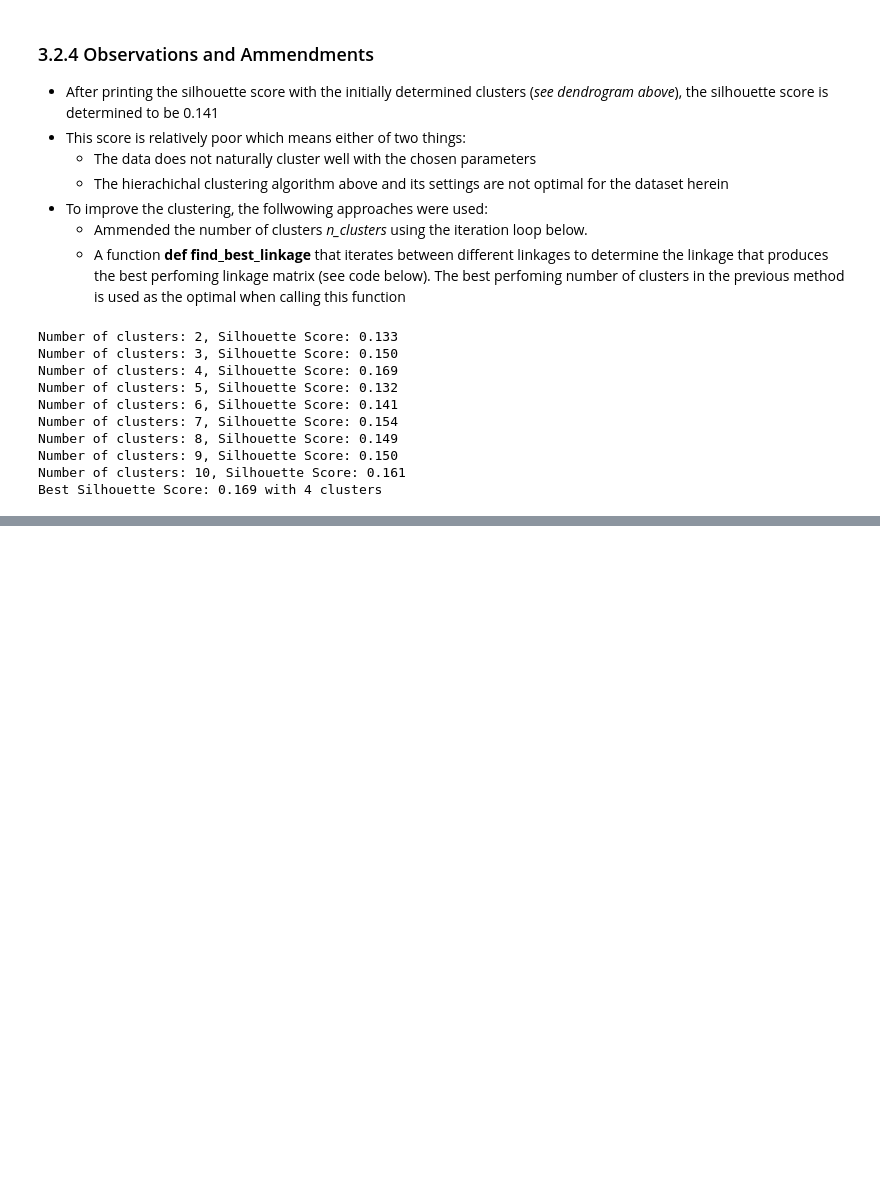
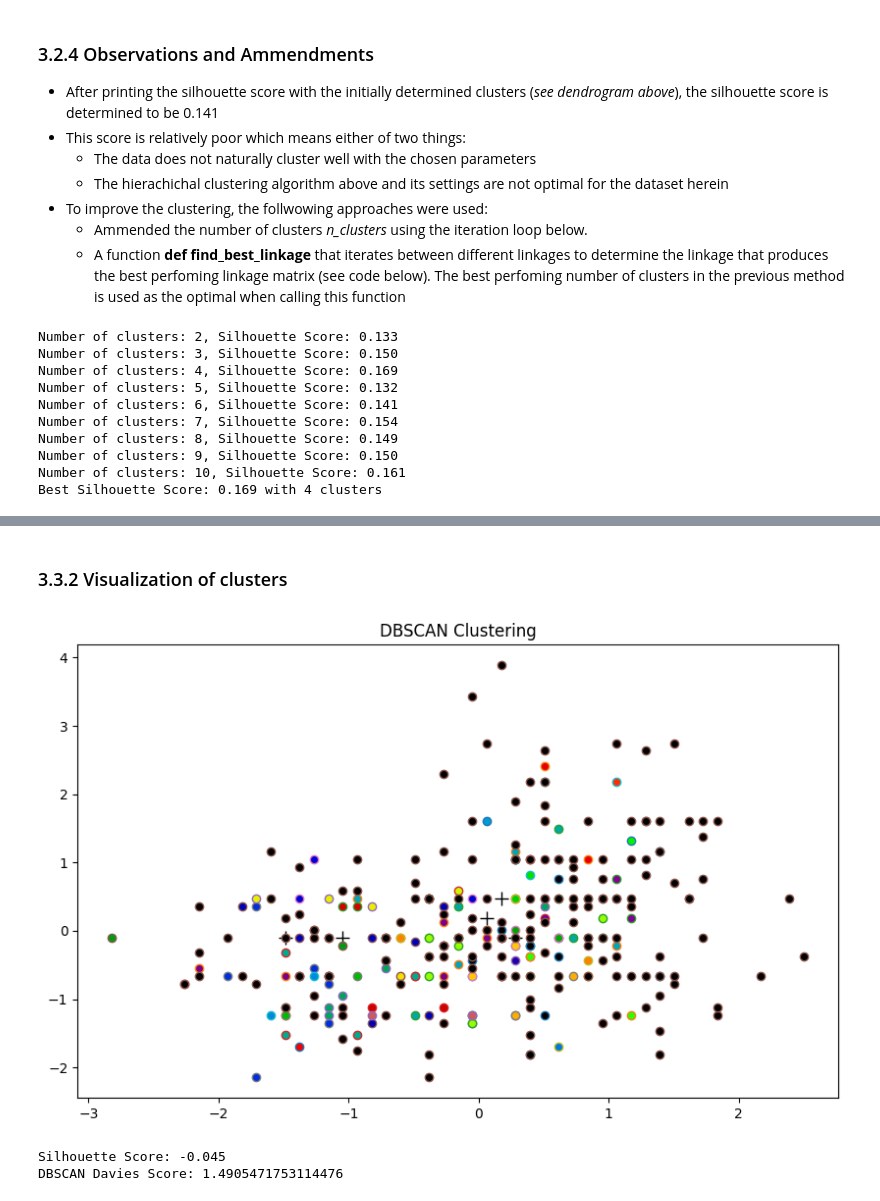
Before and after one commit to GichuriNdungu/-heart-disease-analysis, a Jupyter notebook: analysis.ipynb, the cells around one changed output, grey strips where cells are left out. Drawn from its saved outputs; the diff is of its cells as text; code cells hidden in the pictures; blank space fills up the shorter version.

```diff
--- a/analysis.ipynb
+++ b/analysis.ipynb
@@ -351,0 +377,9 @@ Best Linkage: single with a Silhouette Score of 0.409
+# %%
+from sklearn.cluster import DBSCAN
+dbscan = DBSCAN(eps = 2, min_samples = 2)
+clusters = dbscan.fit_predict(x_scaled)
+# %%
+n_clusters = len(set(clusters)) - (1 if -1 in clusters else 0)
+n_noise_ = list(clusters).count(-1)
+print("Estimated number of clusters: %d" % n_clusters)
+print("Estimated number of noise points %d" % n_noise_)
@@ -351,0 +394,22 @@ Best Linkage: single with a Silhouette Score of 0.409
+# %% [markdown]
+### 3.3.2 Visualization of clusters
+# %%
+plt.figure(figsize=(10, 6))
+unique_labels = set(clusters)
+for label in unique_labels:
+    if label == 1:
+        plt.plot(x_scaled[clusters == label, 0], x_scaled[clusters == label, 1], 'k+',  markersize=10)
+    else:
+         plt.plot(x_scaled[clusters == label, 0], x_scaled[clusters == label, 1], 'o', markerfacecolor=plt.cm.nipy_spectral(label / n_clusters), markersize=6)
+plt.title('DBSCAN Clustering')
+plt.show()
+# %% [output]
+[figure, added]
+# %%
+silhouette_avg = silhouette_score(x_scaled, clusters)
+print(f"Silhouette Score: {silhouette_avg:.3f}")
+DB_davies = davies_bouldin_score(x_scaled, clusters)
+print(f'DBSCAN Davies Score: {DB_davies}')
+# %% [output]
+Silhouette Score: -0.045
+DBSCAN Davies Score: 1.4905471753114476
```
Also changed, not shown: parts of 17 cells of this notebook.
